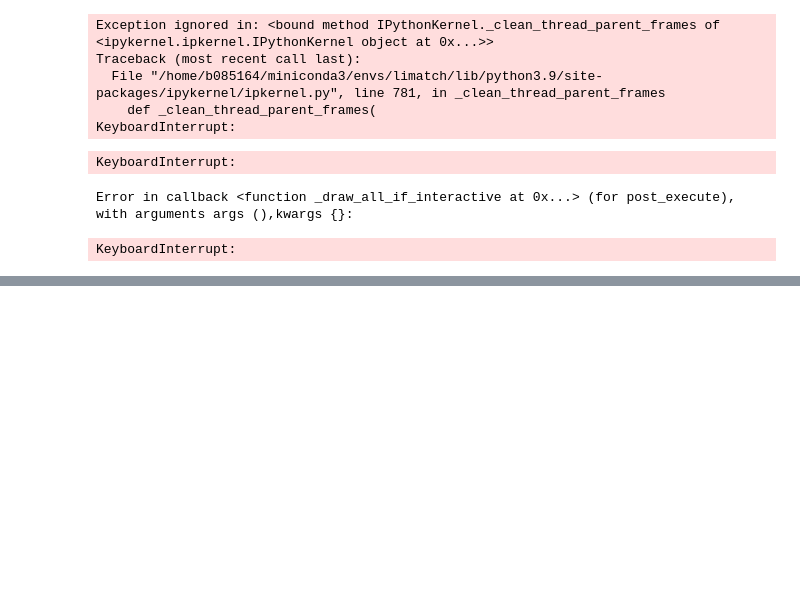
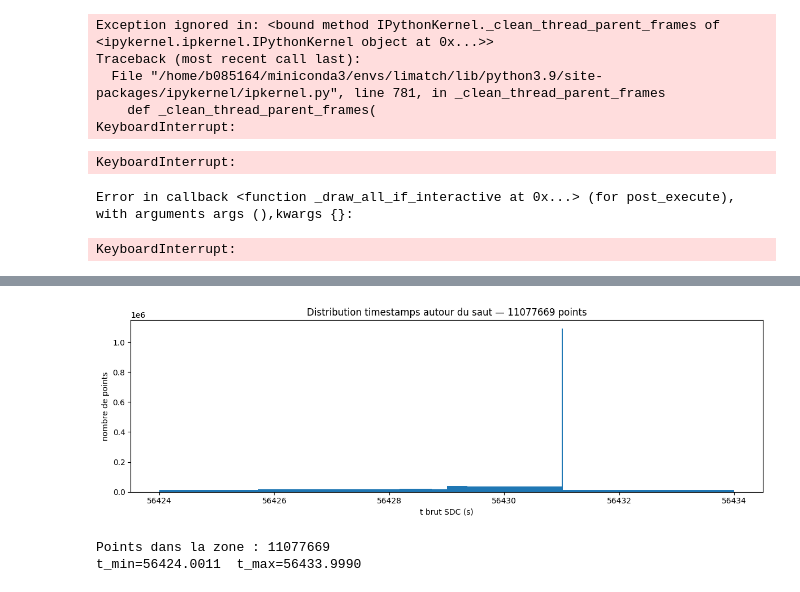
Before and after one commit to romainDefferrard/ESO-PDM, a Jupyter notebook: navtools_PDM/sdc_points_per_5s_notebook.ipynb, the cells around one changed output, grey strips where cells are left out. Cells and saved outputs as stored; diff of their text form; code cells hidden in the pictures; blank space fills up the shorter version.

```diff
--- a/navtools_PDM/sdc_points_per_5s_notebook.ipynb
+++ b/navtools_PDM/sdc_points_per_5s_notebook.ipynb
@@ -219,0 +268,44 @@ print("Saved:", csv_out)
+# %%
+import numpy as np
+import matplotlib.pyplot as plt
+import struct, os
+from pathlib import Path
+
+# lecture brute sans correction
+sdc_file = Path("/media/b085164/LaCie/2026spring_RD/ECCR/VUX_SDC/HA/260225_154000_VUX-HA1.sdc")
+
+with open(sdc_file, "rb") as f:
+    size_of_header = struct.unpack("<I", f.read(4))[0]
+
+record_dtype = np.dtype([
+    ("t","<f8"),("f1","<f4"),("f2","<f4"),
+    ("x","<f4"),("y","<f4"),("z","<f4"),
+    ("u6","<u2"),("u7","<u2"),("u8","u1"),
+    ("u9","u1"),("u10","u1"),("u11","<u2"),
+    ("u12","u1"),("u13","u1"),("f14","<f4"),("u15","<u2"),
+])
+
+with open(sdc_file, "rb") as f:
+    f.seek(size_of_header)
+    data = np.fromfile(f, dtype=record_dtype)
+
+t = data["t"]
+t = t[np.isfinite(t)]
+
+# zone autour du saut (56429 +/- 5s)
+mask = (t >= 56424) & (t <= 56434)
+t_zoom = t[mask]
+
+plt.figure(figsize=(12,4))
+plt.hist(t_zoom, bins=500)
+plt.xlabel("t brut SDC (s)")
+plt.ylabel("nombre de points")
+plt.title(f"Distribution timestamps autour du saut — {len(t_zoom)} points")
+plt.tight_layout()
+plt.show()
+print(f"Points dans la zone : {len(t_zoom)}")
+print(f"t_min={t_zoom.min():.4f}  t_max={t_zoom.max():.4f}")
+# %% [output]
+[figure, added]
+Points dans la zone : 11077669
+t_min=56424.0011  t_max=56433.9990
```
Also changed, not shown: parts of 3 cells of this notebook.
